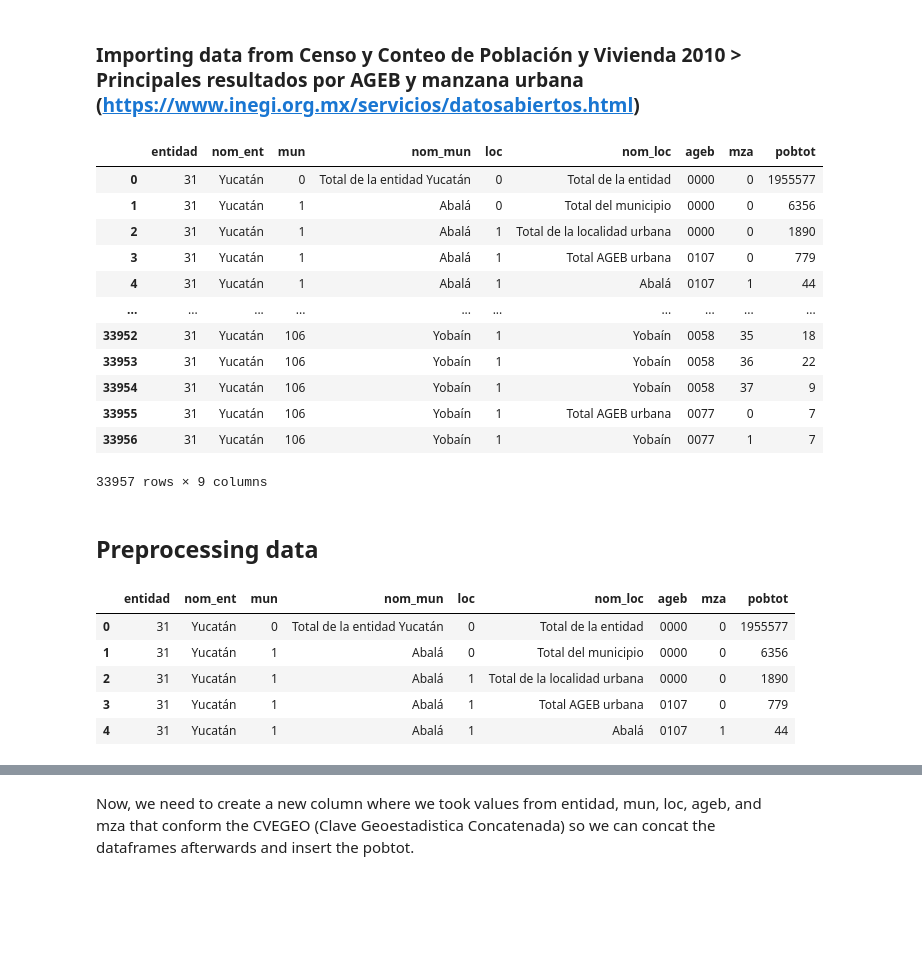
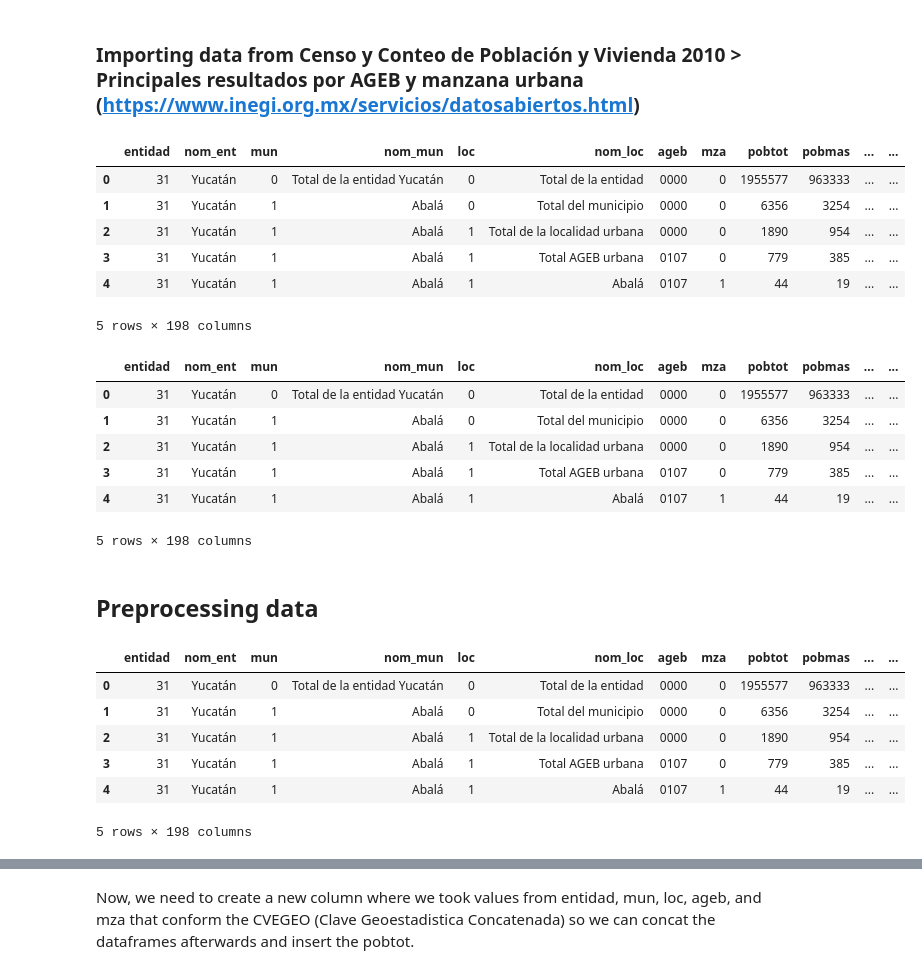
Before and after one commit to gperaza/road-network, a Jupyter notebook: notebooks/working with geodataframes.ipynb, the cells around one changed output, grey strips where cells are left out. Drawn from its saved outputs; the diff is of its cells as text; code cells hidden in the pictures; blank space fills up the shorter version.

Commit message:
drop some yucatan_censo columns that are duplicated in the other yucatan_manzana dataframe

```diff
--- a/notebooks/working with geodataframes.ipynb
+++ b/notebooks/working with geodataframes.ipynb
@@ -280,35 +280,40 @@ Datum: International Terrestrial Reference Frame 2008
 ### Importing data from Censo y Conteo de Población y Vivienda 2010 > Principales resultados por AGEB y manzana urbana (https://www.inegi.org.mx/servicios/datosabiertos.html)
 # %%
 yucatan_censo = pd.read_csv('input_data/resageburb_31_2010_csv/resultados_ageb_urbana_31_cpv2010/conjunto_de_datos/resultados_ageb_urbana_31_cpv2010.csv')
+# %%
+yucatan_censo.head()
+# %% [output]
+|  | entidad | nom_ent | mun | nom_mun | loc | nom_loc | ageb | mza | pobtot | pobmas | ... | ... |
+| 0 | 31 | Yucatán | 0 | Total de la entidad Yucatán | 0 | Total de la entidad | 0000 | 0 | 1955577 | 963333 | ... | ... |
+| 1 | 31 | Yucatán | 1 | Abalá | 0 | Total del municipio | 0000 | 0 | 6356 | 3254 | ... | ... |
+| 2 | 31 | Yucatán | 1 | Abalá | 1 | Total de la localidad urbana | 0000 | 0 | 1890 | 954 | ... | ... |
+| 3 | 31 | Yucatán | 1 | Abalá | 1 | Total AGEB urbana | 0107 | 0 | 779 | 385 | ... | ... |
+| 4 | 31 | Yucatán | 1 | Abalá | 1 | Abalá | 0107 | 1 | 44 | 19 | ... | ... |
+5 rows × 198 columns
 # %%
-yucatan_censo = yucatan_censo[['entidad', 'nom_ent', 'mun', 'nom_mun', 'loc', 'nom_loc', 'ageb', 'mza', 'pobtot']]
+#yucatan_censo = yucatan_censo[['entidad', 'nom_ent', 'mun', 'nom_mun', 'loc', 'nom_loc', 'ageb', 'mza', 'pobtot']]
 # %%
-yucatan_censo
+yucatan_censo.head()
 # %% [output]
-|  | entidad | nom_ent | mun | nom_mun | loc | nom_loc | ageb | mza | pobtot |
-| 0 | 31 | Yucatán | 0 | Total de la entidad Yucatán | 0 | Total de la entidad | 0000 | 0 | 1955577 |
-| 1 | 31 | Yucatán | 1 | Abalá | 0 | Total del municipio | 0000 | 0 | 6356 |
-| 2 | 31 | Yucatán | 1 | Abalá | 1 | Total de la localidad urbana | 0000 | 0 | 1890 |
-| 3 | 31 | Yucatán | 1 | Abalá | 1 | Total AGEB urbana | 0107 | 0 | 779 |
-| 4 | 31 | Yucatán | 1 | Abalá | 1 | Abalá | 0107 | 1 | 44 |
-| ... | ... | ... | ... | ... | ... | ... | ... | ... | ... |
-| 33952 | 31 | Yucatán | 106 | Yobaín | 1 | Yobaín | 0058 | 35 | 18 |
-| 33953 | 31 | Yucatán | 106 | Yobaín | 1 | Yobaín | 0058 | 36 | 22 |
-| 33954 | 31 | Yucatán | 106 | Yobaín | 1 | Yobaín | 0058 | 37 | 9 |
-| 33955 | 31 | Yucatán | 106 | Yobaín | 1 | Total AGEB urbana | 0077 | 0 | 7 |
-| 33956 | 31 | Yucatán | 106 | Yobaín | 1 | Yobaín | 0077 | 1 | 7 |
+|  | entidad | nom_ent | mun | nom_mun | loc | nom_loc | ageb | mza | pobtot | pobmas | ... | ... |
+| 0 | 31 | Yucatán | 0 | Total de la entidad Yucatán | 0 | Total de la entidad | 0000 | 0 | 1955577 | 963333 | ... | ... |
+| 1 | 31 | Yucatán | 1 | Abalá | 0 | Total del municipio | 0000 | 0 | 6356 | 3254 | ... | ... |
+| 2 | 31 | Yucatán | 1 | Abalá | 1 | Total de la localidad urbana | 0000 | 0 | 1890 | 954 | ... | ... |
+| 3 | 31 | Yucatán | 1 | Abalá | 1 | Total AGEB urbana | 0107 | 0 | 779 | 385 | ... | ... |
+| 4 | 31 | Yucatán | 1 | Abalá | 1 | Abalá | 0107 | 1 | 44 | 19 | ... | ... |
-33957 rows × 9 columns
+5 rows × 198 columns
 # %% [markdown]
 ## Preprocessing data
 # %%
 yucatan_censo.head()
 # %% [output]
-|  | entidad | nom_ent | mun | nom_mun | loc | nom_loc | ageb | mza | pobtot |
-| 0 | 31 | Yucatán | 0 | Total de la entidad Yucatán | 0 | Total de la entidad | 0000 | 0 | 1955577 |
-| 1 | 31 | Yucatán | 1 | Abalá | 0 | Total del municipio | 0000 | 0 | 6356 |
-| 2 | 31 | Yucatán | 1 | Abalá | 1 | Total de la localidad urbana | 0000 | 0 | 1890 |
-| 3 | 31 | Yucatán | 1 | Abalá | 1 | Total AGEB urbana | 0107 | 0 | 779 |
-| 4 | 31 | Yucatán | 1 | Abalá | 1 | Abalá | 0107 | 1 | 44 |
+|  | entidad | nom_ent | mun | nom_mun | loc | nom_loc | ageb | mza | pobtot | pobmas | ... | ... |
+| 0 | 31 | Yucatán | 0 | Total de la entidad Yucatán | 0 | Total de la entidad | 0000 | 0 | 1955577 | 963333 | ... | ... |
+| 1 | 31 | Yucatán | 1 | Abalá | 0 | Total del municipio | 0000 | 0 | 6356 | 3254 | ... | ... |
+| 2 | 31 | Yucatán | 1 | Abalá | 1 | Total de la localidad urbana | 0000 | 0 | 1890 | 954 | ... | ... |
+| 3 | 31 | Yucatán | 1 | Abalá | 1 | Total AGEB urbana | 0107 | 0 | 779 | 385 | ... | ... |
+| 4 | 31 | Yucatán | 1 | Abalá | 1 | Abalá | 0107 | 1 | 44 | 19 | ... | ... |
+5 rows × 198 columns
 # %%
 #rename columns that will be compared for equality condition when trying to match data
 #yucatan_censo = yucatan_censo.rename(columns={'mun':'CVE_MUN', 'loc':'CVE_LOC', 'ageb':'CVE_AGEB', 'mza':'CVE_MZA'})
```
Also changed, not shown: parts of 11 cells of this notebook.
